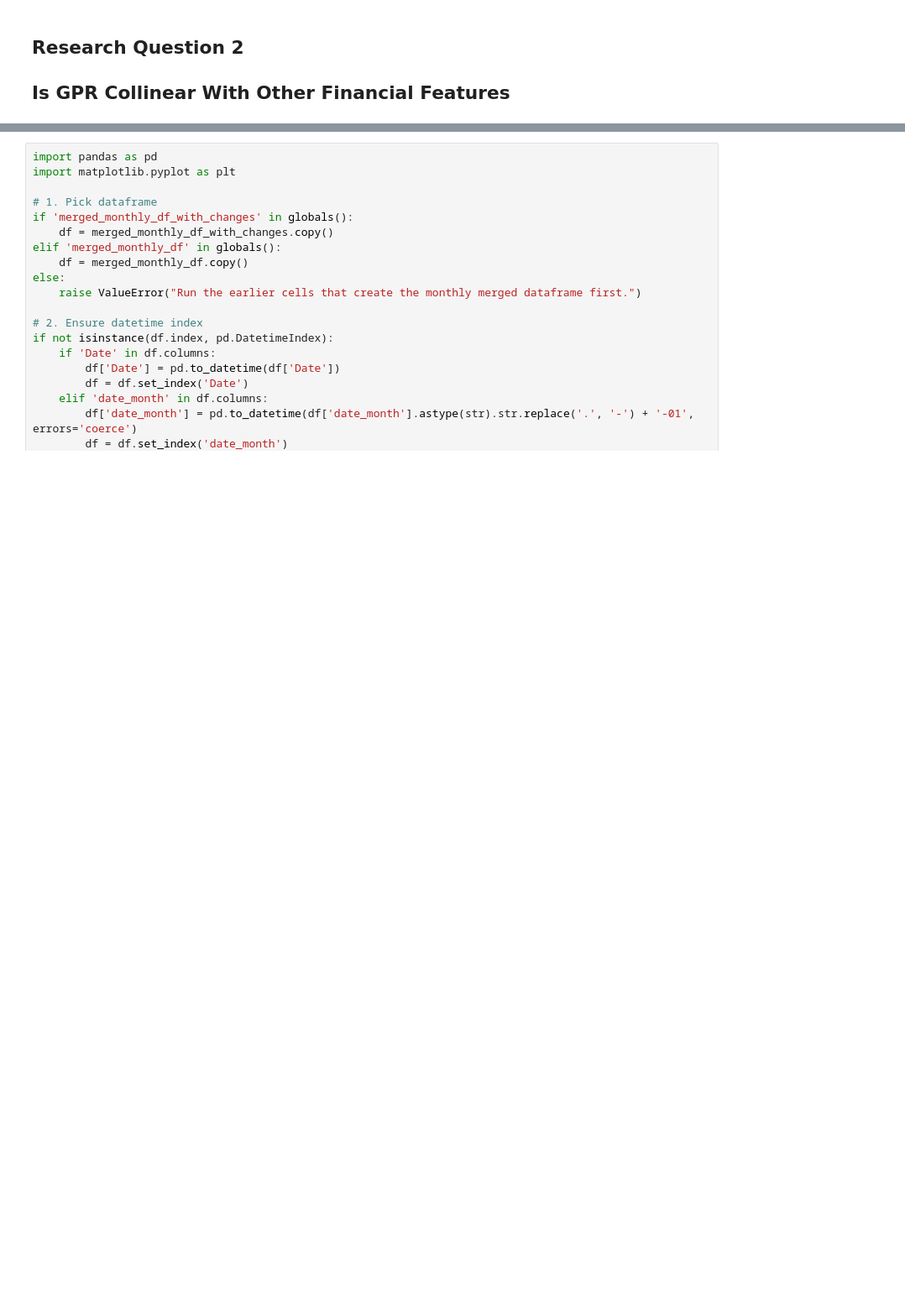
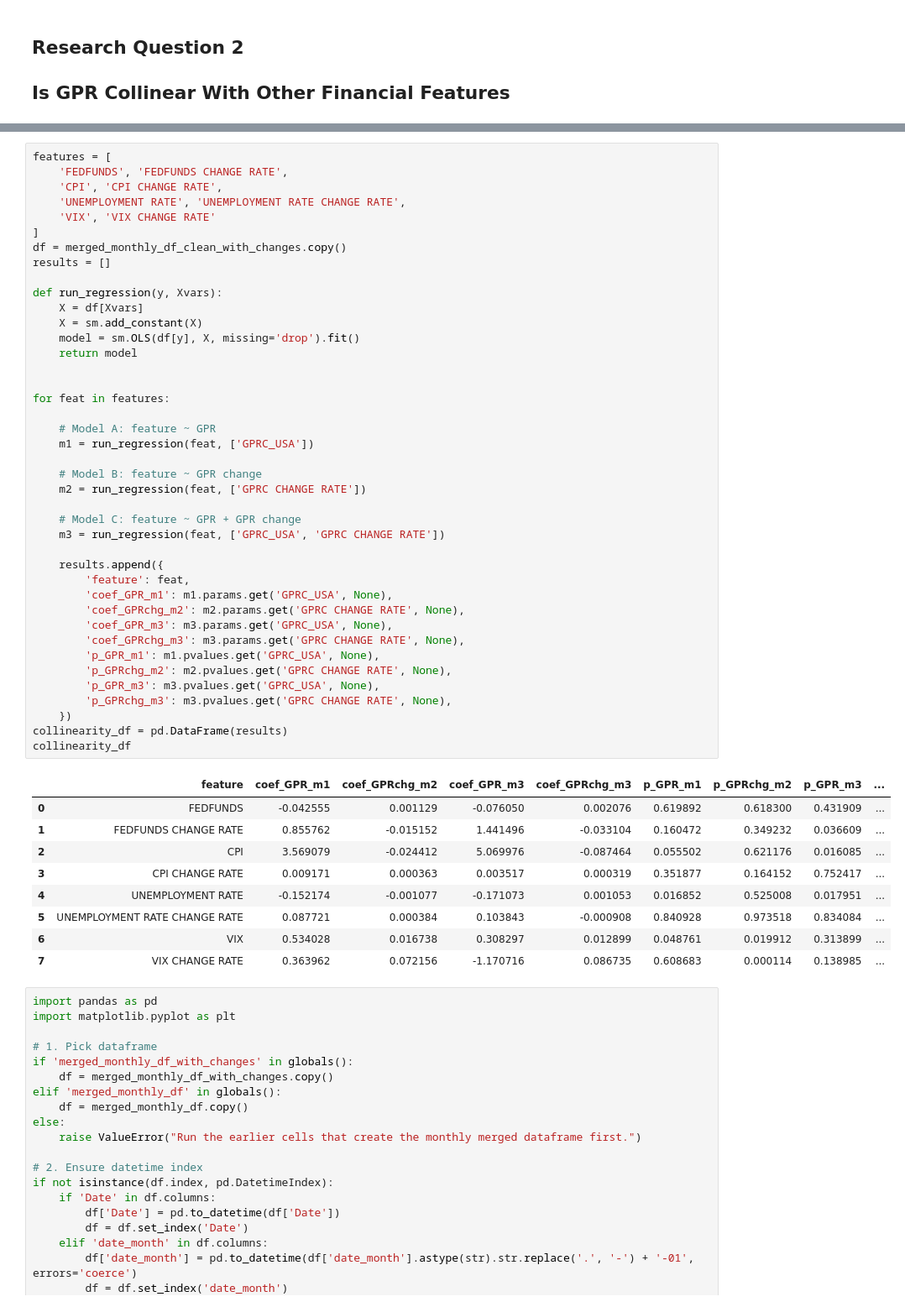
Before and after one commit to AL2024UCSD/sp500trends, a Jupyter notebook: mainwork_withanalysis.ipynb, the cells around one changed output, grey strips where cells are left out. Shown at 84% size. Drawn from its saved outputs; the diff is of its cells as text; blank space fills up the shorter version.

```diff
--- a/mainwork_withanalysis.ipynb
+++ b/mainwork_withanalysis.ipynb
@@ -845,3 +886,54 @@ using **HAC (Newey–West)** robust standard errors.
+# %%
+features = [
+    'FEDFUNDS', 'FEDFUNDS CHANGE RATE',
+    'CPI', 'CPI CHANGE RATE',
+    'UNEMPLOYMENT RATE', 'UNEMPLOYMENT RATE CHANGE RATE',
+    'VIX', 'VIX CHANGE RATE'
+]
+df = merged_monthly_df_clean_with_changes.copy()
+results = []
+
+def run_regression(y, Xvars):
+    X = df[Xvars]
+    X = sm.add_constant(X)
+    model = sm.OLS(df[y], X, missing='drop').fit()
+    return model
+
+
+for feat in features:
+
+    # Model A: feature ~ GPR
+    m1 = run_regression(feat, ['GPRC_USA'])
+
+    # Model B: feature ~ GPR change
+    m2 = run_regression(feat, ['GPRC CHANGE RATE'])
+
+    # Model C: feature ~ GPR + GPR change
+    m3 = run_regression(feat, ['GPRC_USA', 'GPRC CHANGE RATE'])
+
+    results.append({
+        'feature': feat,
+        'coef_GPR_m1': m1.params.get('GPRC_USA', None),
+        'coef_GPRchg_m2': m2.params.get('GPRC CHANGE RATE', None),
+        'coef_GPR_m3': m3.params.get('GPRC_USA', None),
+        'coef_GPRchg_m3': m3.params.get('GPRC CHANGE RATE', None),
+        'p_GPR_m1': m1.pvalues.get('GPRC_USA', None),
+        'p_GPRchg_m2': m2.pvalues.get('GPRC CHANGE RATE', None),
+        'p_GPR_m3': m3.pvalues.get('GPRC_USA', None),
+        'p_GPRchg_m3': m3.pvalues.get('GPRC CHANGE RATE', None),
+    })
+collinearity_df = pd.DataFrame(results)
+collinearity_df
+# %% [output]
+|  | feature | coef_GPR_m1 | coef_GPRchg_m2 | coef_GPR_m3 | coef_GPRchg_m3 | p_GPR_m1 | p_GPRchg_m2 | p_GPR_m3 | ... |
+| 0 | FEDFUNDS | -0.042555 | 0.001129 | -0.076050 | 0.002076 | 0.619892 | 0.618300 | 0.431909 | ... |
+| 1 | FEDFUNDS CHANGE RATE | 0.855762 | -0.015152 | 1.441496 | -0.033104 | 0.160472 | 0.349232 | 0.036609 | ... |
+| 2 | CPI | 3.569079 | -0.024412 | 5.069976 | -0.087464 | 0.055502 | 0.621176 | 0.016085 | ... |
+| 3 | CPI CHANGE RATE | 0.009171 | 0.000363 | 0.003517 | 0.000319 | 0.351877 | 0.164152 | 0.752417 | ... |
+| 4 | UNEMPLOYMENT RATE | -0.152174 | -0.001077 | -0.171073 | 0.001053 | 0.016852 | 0.525008 | 0.017951 | ... |
+| 5 | UNEMPLOYMENT RATE CHANGE RATE | 0.087721 | 0.000384 | 0.103843 | -0.000908 | 0.840928 | 0.973518 | 0.834084 | ... |
+| 6 | VIX | 0.534028 | 0.016738 | 0.308297 | 0.012899 | 0.048761 | 0.019912 | 0.313899 | ... |
+| 7 | VIX CHANGE RATE | 0.363962 | 0.072156 | -1.170716 | 0.086735 | 0.608683 | 0.000114 | 0.138985 | ... |
 # %%
 import pandas as pd
 import matplotlib.pyplot as plt
```
Also changed, not shown: parts of 1 cell of this notebook.
